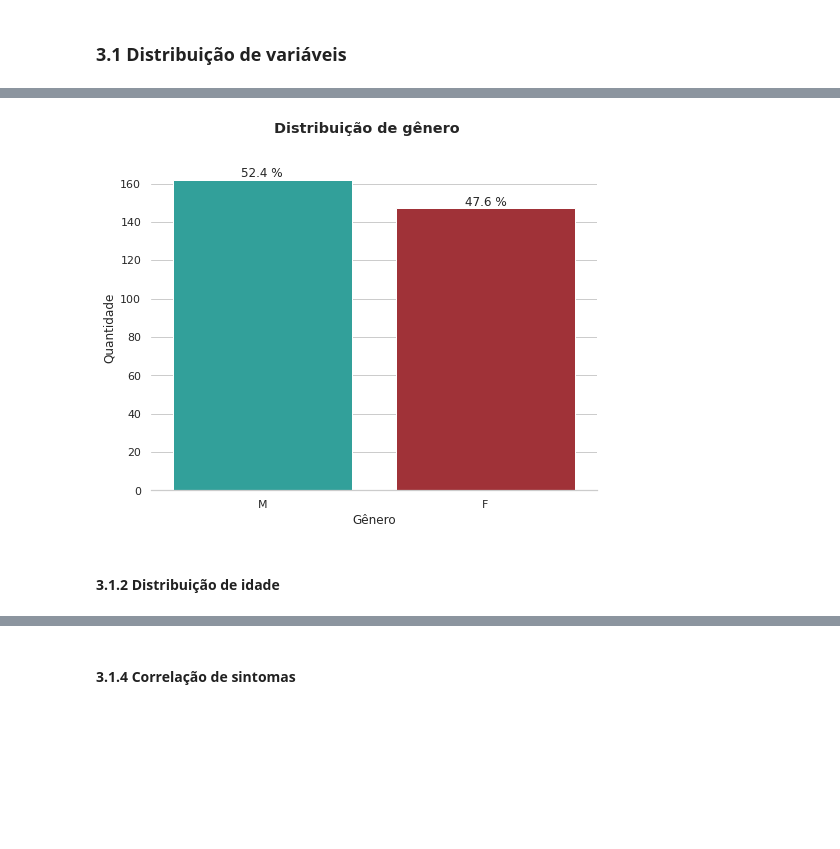
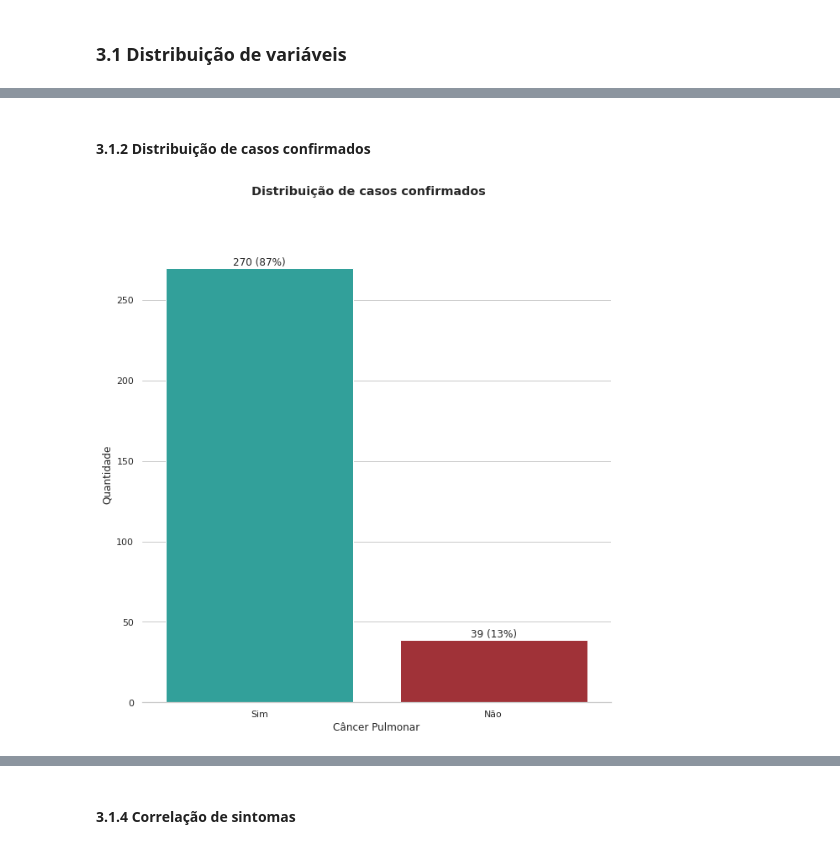
Before and after one commit to atlantico-academy/lung-cancer, a Jupyter notebook: notebooks/01-exploratory_data_analysis.ipynb, the cells around one changed output, grey strips where cells are left out. Drawn from its saved outputs; the diff is of its cells as text; code cells hidden in the pictures; blank space fills up the shorter version.

```diff
--- a/notebooks/01-exploratory_data_analysis.ipynb
+++ b/notebooks/01-exploratory_data_analysis.ipynb
@@ -115,0 +86,9 @@ df_dict
+# %%
+data_path = Path('../data/raw/data.csv')
+df = (
+    pd
+    .read_csv(data_path)
+    .rename(columns={'FATIGUE ': 'FATIGUE', 'ALLERGY ': 'ALLERGY'}) #Para manter a consistência do nome das colunas no dicionário de dados
+) #Obtendo o dataset
+
+df
@@ -199,0 +186,7 @@ df_view.head()
+# %%
+#Traduzindo as variáveis para o português
+
+df.replace({'YES': 'Sim', 'NO': 'Não'}, inplace=True)
+df.replace({1: 'Não', 2: 'Sim'}, inplace=True)
+
+df.head()
@@ -217,10 +224,10 @@ Com visualizações de informações gerais poderemos responder a perguntas do t
+# %% [markdown]
+#### 3.1.2 Distribuição de casos confirmados
 # %%
-plt.figure(figsize=(8,6))
+plt.figure(figsize=(10,10))
 plt.tight_layout(pad=4, w_pad=10, h_pad=5)
-plt.suptitle('Distribuição de gênero', fontweight='bold')
-visualize.variable_dist_count(df_view, 'Gênero')
+plt.suptitle('Distribuição de casos confirmados', fontweight='bold')
+visualize.variable_dist_count(df, 'LUNG_CANCER')
 plt.show()
 # %% [output]
-[figure, old version]
+[figure, new version]
-# %% [markdown]
-#### 3.1.2 Distribuição de idade
```
Also changed, not shown: parts of 36 cells of this notebook, 2 other files.
